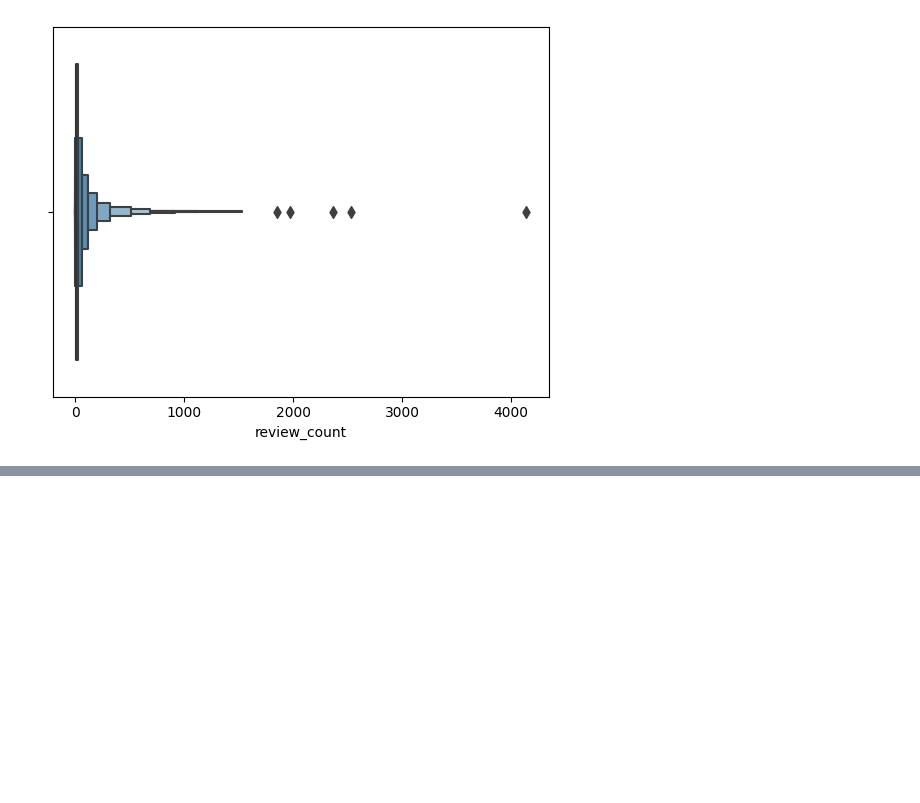
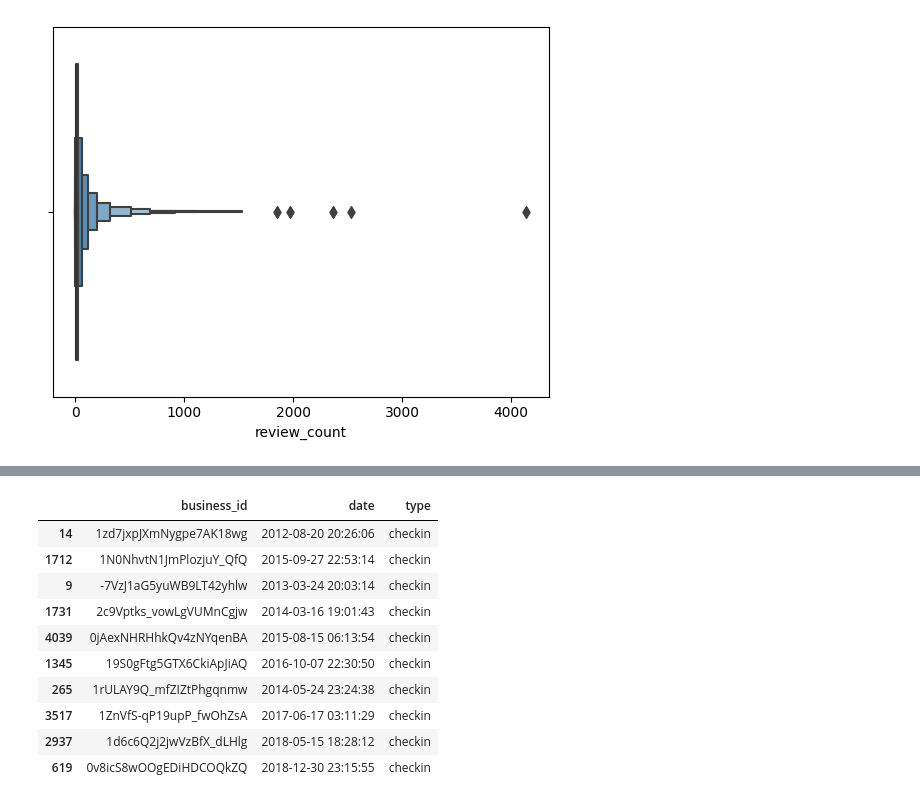
Before and after one commit to askador/data-mining-in-cybersecurity, a Jupyter notebook: data_analysis/quick_data_review/business.ipynb, the cells around one changed output, grey strips where cells are left out. Saved outputs shown, nothing was run; the diff lists cells and outputs as text; code cells hidden in the pictures; blank space fills up the shorter version.

```diff
--- a/data_analysis/quick_data_review/business.ipynb
+++ b/data_analysis/quick_data_review/business.ipynb
@@ -187,0 +245,16 @@ Name: young, dtype: bool
+# %%
+activity_df = pd.concat([checkin_flat, review_cut])
+activity_df = activity_df.sort_values(by='date')
+activity_df.sample(10)
+# %% [output]
+|  | business_id | date | type |
+| 14 | 1zd7jxpJXmNygpe7AK18wg | 2012-08-20 20:26:06 | checkin |
+| 1712 | 1N0NhvtN1JmPlozjuY_QfQ | 2015-09-27 22:53:14 | checkin |
+| 9 | -7VzJ1aG5yuWB9LT42yhlw | 2013-03-24 20:03:14 | checkin |
+| 1731 | 2c9Vptks_vowLgVUMnCgjw | 2014-03-16 19:01:43 | checkin |
+| 4039 | 0jAexNHRHhkQv4zNYqenBA | 2015-08-15 06:13:54 | checkin |
+| 1345 | 19S0gFtg5GTX6CkiApJiAQ | 2016-10-07 22:30:50 | checkin |
+| 265 | 1rULAY9Q_mfZIZtPhgqnmw | 2014-05-24 23:24:38 | checkin |
+| 3517 | 1ZnVfS-qP19upP_fwOhZsA | 2017-06-17 03:11:29 | checkin |
+| 2937 | 1d6c6Q2j2jwVzBfX_dLHlg | 2018-05-15 18:28:12 | checkin |
+| 619 | 0v8icS8wOOgEDiHDCOQkZQ | 2018-12-30 23:15:55 | checkin |
```
Also changed, not shown: parts of 16 cells of this notebook.
